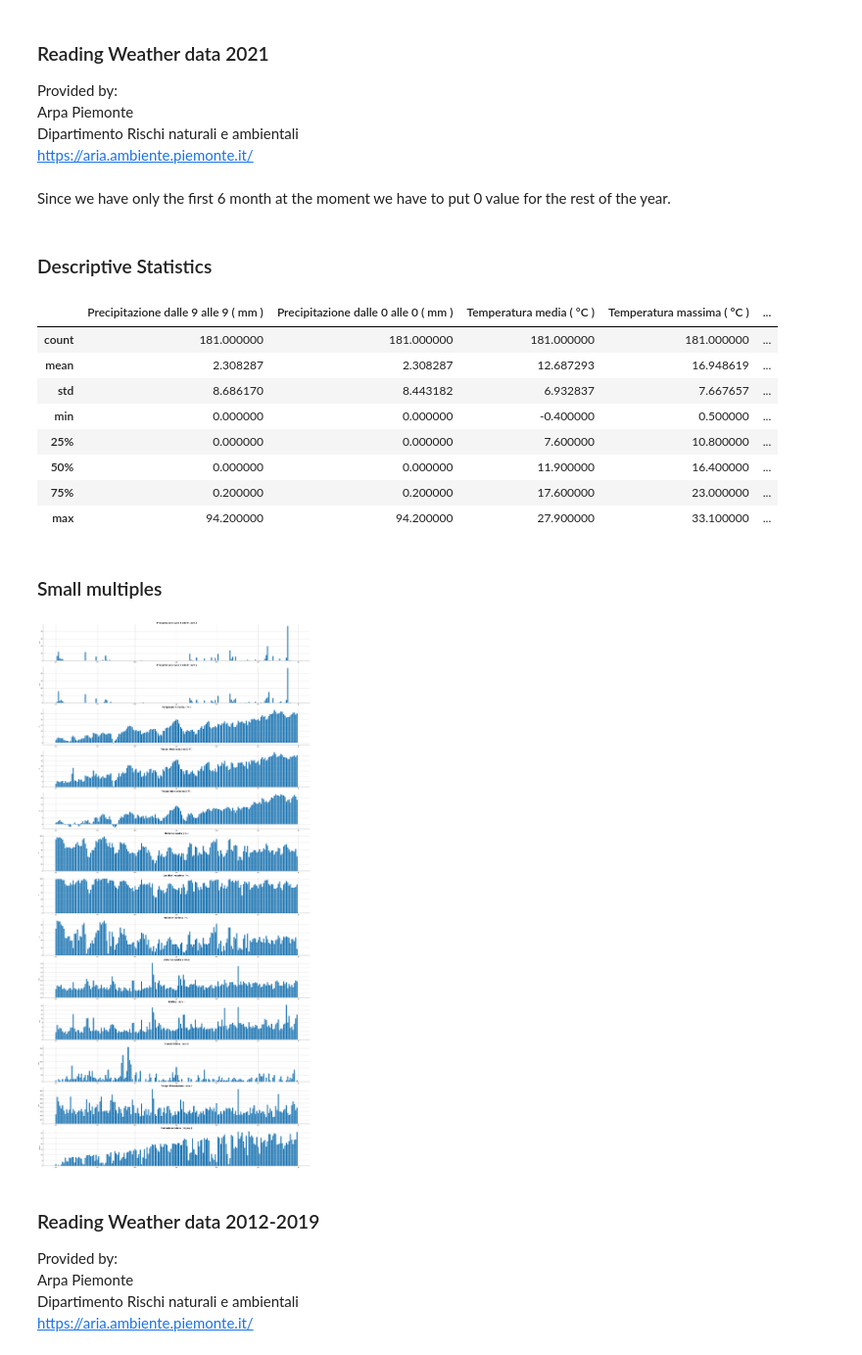
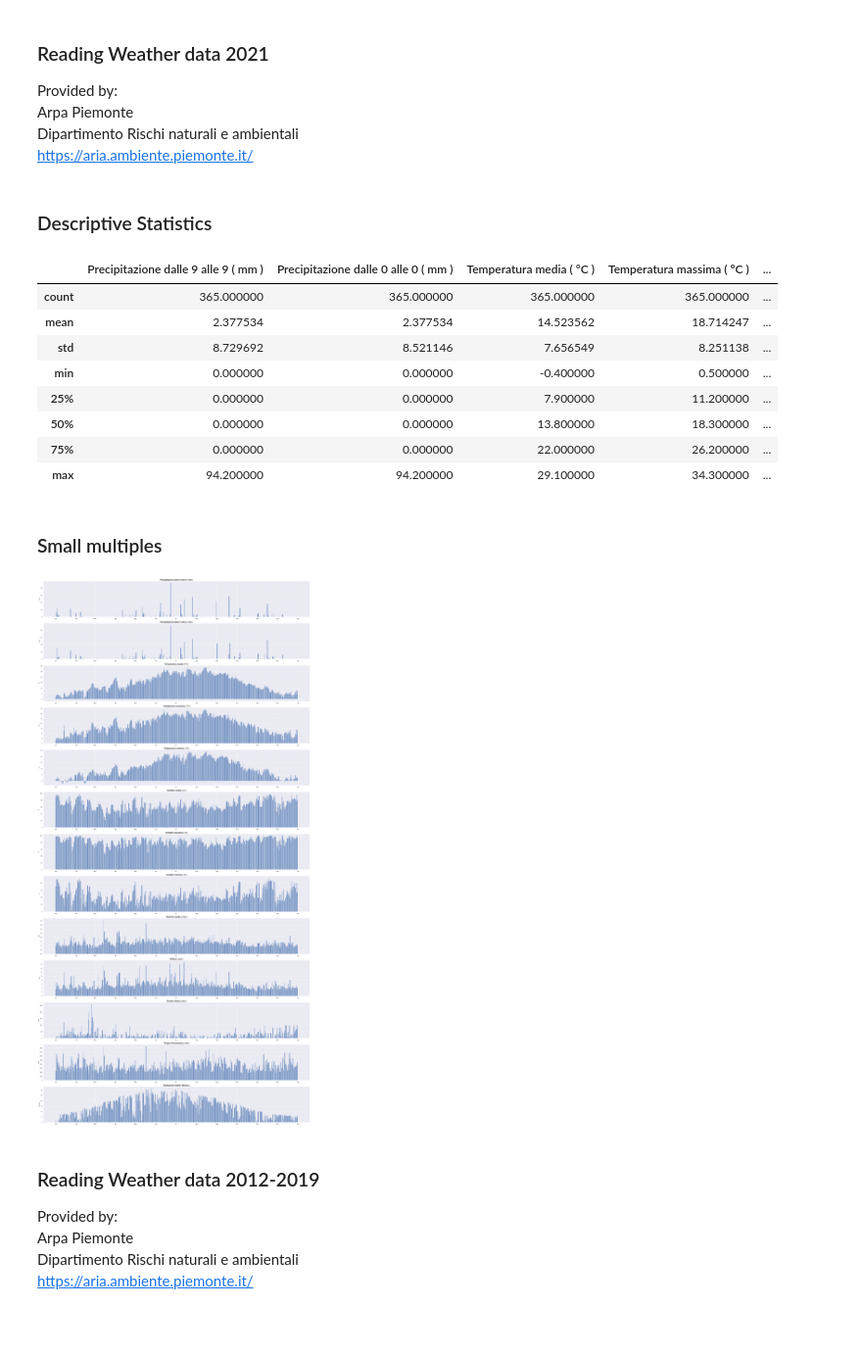
Before and after one commit to danielegerbaldo/Turin-Air-Quality-Comparison-Lockdown, a Jupyter notebook: Weather.ipynb, the cells around one changed output. Shown at 98% size. Saved outputs shown, nothing was run; the diff lists cells and outputs as text; code cells hidden in the pictures; blank space fills up the shorter version.

Commit message:
bugfix on leap years

```diff
--- a/Weather.ipynb
+++ b/Weather.ipynb
@@ -84,5 +83,3 @@ Provided by: <br>
 Arpa Piemonte <br>
 Dipartimento Rischi naturali e ambientali <br>
 https://aria.ambiente.piemonte.it/
-# %% [markdown]
-Since we have only the first 6 month at the moment we have to put 0 value for the rest of the year.
@@ -93,26 +86,25 @@ last_6_month_2021 = pd.DataFrame({ 'Data': rng, "Precipitazione dalle 9 alle 9 (
 # %% [markdown]
 ### Descriptive Statistics
 # %%
-to_consolata_weather_data_2021_6_month = read_ARPA_csv('data/Weather/TORINO_VIA_DELLA_CONSOLATA_giornalieri_2021.csv')
-to_consolata_weather_data_2021_6_month.describe(include=[float])
+to_consolata_weather_data_2021 = read_ARPA_csv('data/Weather/TORINO_VIA_DELLA_CONSOLATA_giornalieri_2021.csv')
+to_consolata_weather_data_2021.describe(include=[float])
 # %% [output]
 |  | Precipitazione dalle 9 alle 9 ( mm ) | Precipitazione dalle 0 alle 0 ( mm ) | Temperatura media ( °C ) | Temperatura massima ( °C ) | ... |
-| count | 181.000000 | 181.000000 | 181.000000 | 181.000000 | ... |
-| mean | 2.308287 | 2.308287 | 12.687293 | 16.948619 | ... |
-| std | 8.686170 | 8.443182 | 6.932837 | 7.667657 | ... |
+| count | 365.000000 | 365.000000 | 365.000000 | 365.000000 | ... |
+| mean | 2.377534 | 2.377534 | 14.523562 | 18.714247 | ... |
+| std | 8.729692 | 8.521146 | 7.656549 | 8.251138 | ... |
 | min | 0.000000 | 0.000000 | -0.400000 | 0.500000 | ... |
-| 25% | 0.000000 | 0.000000 | 7.600000 | 10.800000 | ... |
-| 50% | 0.000000 | 0.000000 | 11.900000 | 16.400000 | ... |
-| 75% | 0.200000 | 0.200000 | 17.600000 | 23.000000 | ... |
-| max | 94.200000 | 94.200000 | 27.900000 | 33.100000 | ... |
+| 25% | 0.000000 | 0.000000 | 7.900000 | 11.200000 | ... |
+| 50% | 0.000000 | 0.000000 | 13.800000 | 18.300000 | ... |
+| 75% | 0.000000 | 0.000000 | 22.000000 | 26.200000 | ... |
+| max | 94.200000 | 94.200000 | 29.100000 | 34.300000 | ... |
 # %% [markdown]
 ### Small multiples
 # %%
-del to_consolata_weather_data_2021_6_month['Settore Prevalente']
-to_consolata_weather_data_2021 = pd.concat([to_consolata_weather_data_2021_6_month,last_6_month_2021])
+del to_consolata_weather_data_2021['Settore Prevalente']
 draw_small_multiple(to_consolata_weather_data_2021)
 # %% [output]
-[figure, old version]
+[figure, new version]
 # %% [markdown]
 ### Reading Weather data 2012-2019
 Provided by: <br>
```
Also changed, not shown: parts of 12 cells of this notebook, 2 other files.
